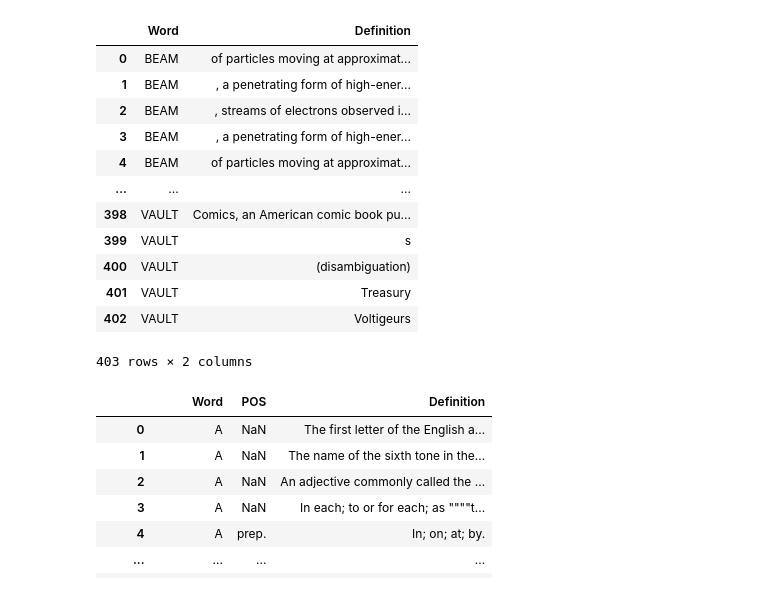
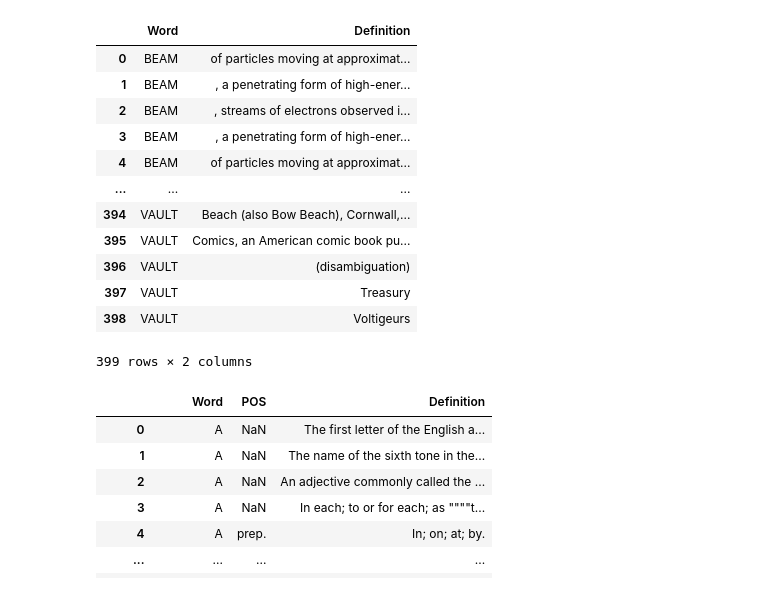
Before and after one commit to VincentZhao12/nyt-crossed, a Jupyter notebook: connect/connections_wiki.ipynb, the cells around one changed output. Saved outputs shown, nothing was run; the diff lists cells and outputs as text; code cells hidden in the pictures.

```diff
--- a/connect/connections_wiki.ipynb
+++ b/connect/connections_wiki.ipynb
@@ -37,40 +37,40 @@ for i, soup in enumerate(soups):
                 item = item[upper_letter.index(f'{words[i]}s') + len(f'{words[i]}s'):]
                 upper_letter = upper_letter[upper_letter.index(f'{words[i]}s') + len(f'{words[i]}s'):]
 
             while f'{words[i]}ing' in upper_letter:
                 item = item[upper_letter.index(f'{words[i]}ing') + len(f'{words[i]}ing'):]
                 upper_letter = upper_letter[upper_letter.index(f'{words[i]}ing') + len(f'{words[i]}ing'):]
 
             while f'{words[i]}es' in upper_letter:
                 item = item[upper_letter.index(f'{words[i]}es') + len(f'{words[i]}es'):]
                 upper_letter = upper_letter[upper_letter.index(f'{words[i]}es') + len(f'{words[i]}es'):]
 
             while f'{words[i]}ed' in upper_letter:
                 item = item[upper_letter.index(f'{words[i]}ed') + len(f'{words[i]}ed'):]
                 upper_letter = upper_letter[upper_letter.index(f'{words[i]}ed') + len(f'{words[i]}ed'):]
 
             while f'{words[i]}' in upper_letter:
                 item = item[upper_letter.index(f'{words[i]}') + len(f'{words[i]}'):]
                 upper_letter = upper_letter[upper_letter.index(f'{words[i]}') + len(f'{words[i]}'):]
 
-            if bool(item):
+            if len(item) > 5:
                 wiki_df.loc[len(wiki_df)] = {"Word": words[i], "Definition": "".join(item)}
 
 wiki_df
 # %% [output]
 |  | Word | Definition |
 | 0 | BEAM | of particles moving at approximat... |
 | 1 | BEAM | , a penetrating form of high-ener... |
 | 2 | BEAM | , streams of electrons observed i... |
 | 3 | BEAM | , a penetrating form of high-ener... |
 | 4 | BEAM | of particles moving at approximat... |
 | ... | ... | ... |
-| 398 | VAULT | Comics, an American comic book pu... |
-| 399 | VAULT | s |
-| 400 | VAULT | (disambiguation) |
-| 401 | VAULT | Treasury |
-| 402 | VAULT | Voltigeurs |
+| 394 | VAULT | Beach (also Bow Beach), Cornwall,... |
+| 395 | VAULT | Comics, an American comic book pu... |
+| 396 | VAULT | (disambiguation) |
+| 397 | VAULT | Treasury |
+| 398 | VAULT | Voltigeurs |
-403 rows × 2 columns
+399 rows × 2 columns
 # %%
 dict_df = pd.read_csv("data/dictionary.csv")
 
```
Also changed, not shown: parts of 17 cells of this notebook.
